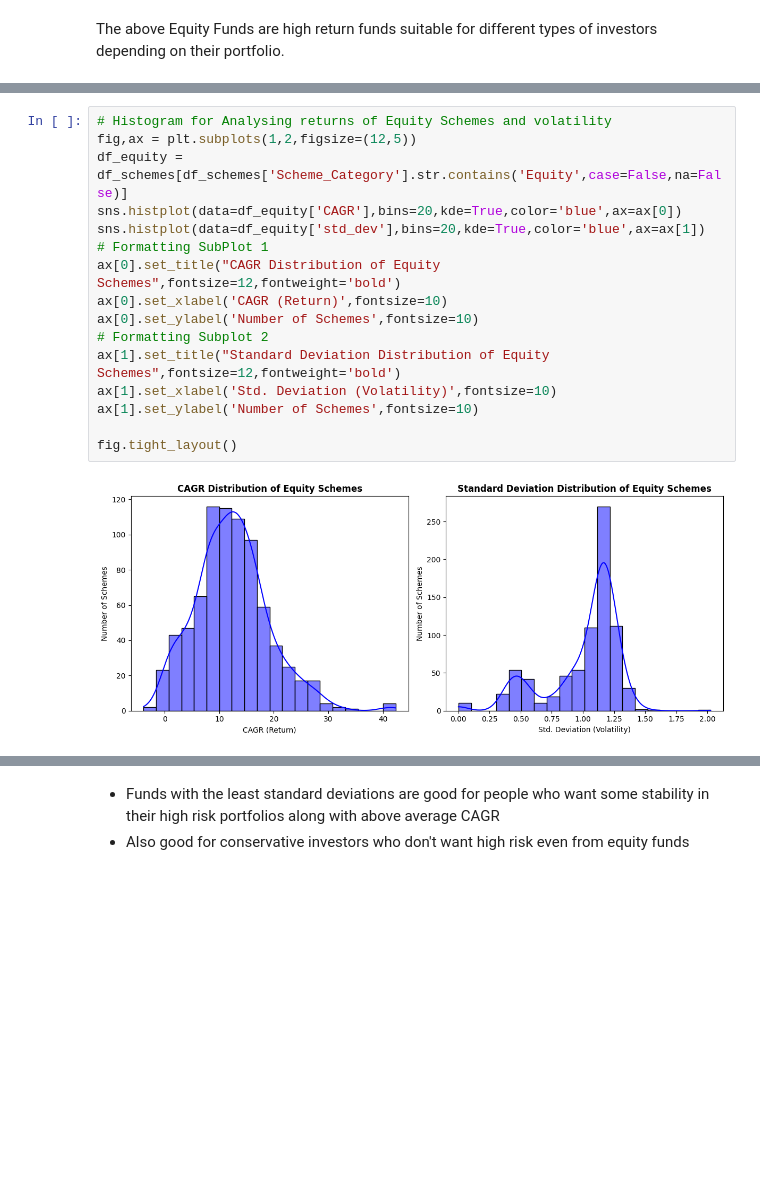
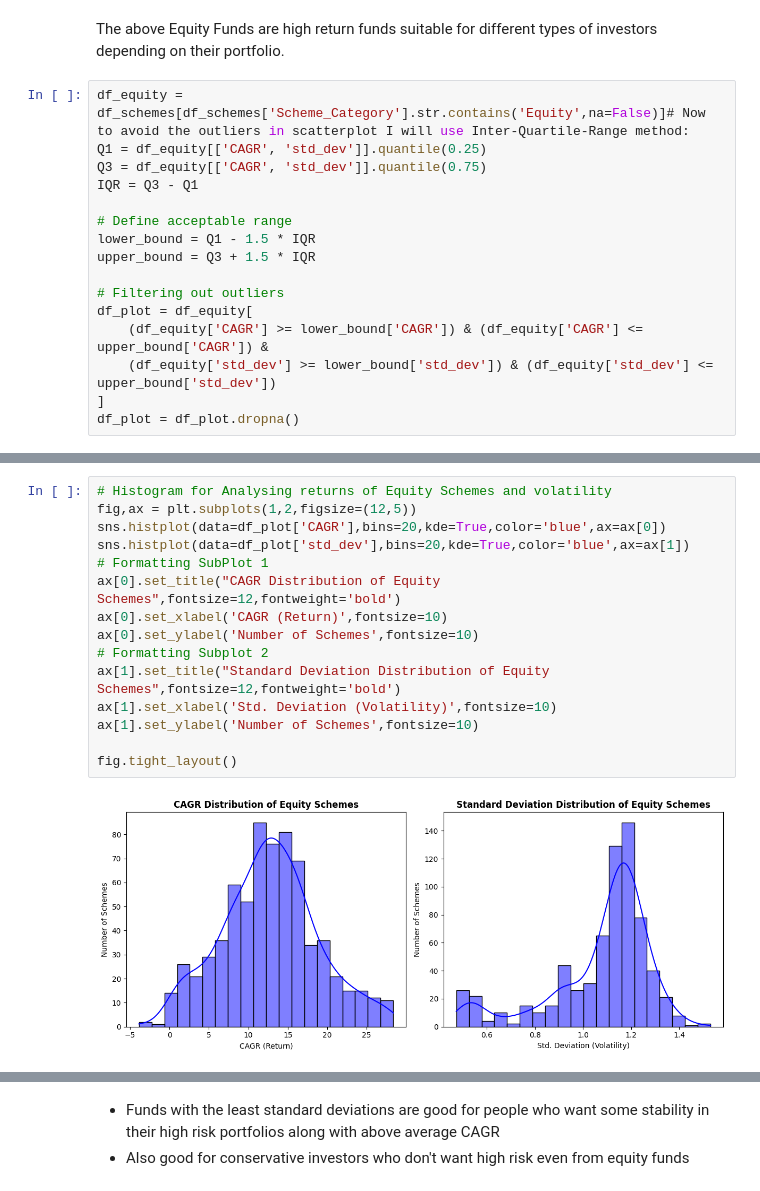
Before and after one commit to Arib-Mustafa/Mutual_Funds_DA_Project, a Jupyter notebook: 2_Equity_funds.ipynb, the cells around one changed output, grey strips where cells are left out. Drawn from its saved outputs; the diff is of its cells as text; blank space fills up the shorter version.

```diff
--- a/2_Equity_funds.ipynb
+++ b/2_Equity_funds.ipynb
@@ -38,6 +38,22 @@ df_top_equity_funds.head(5)
 | 4325 | Edelweiss Mutual Fund | Open Ended Schemes | Equity Scheme - Small Cap Fund | 146196 | Edelweiss Small Cap Fund - Direct... | 1.153 | 4 | 30.225 | ... |
 # %% [markdown]
 The above Equity Funds are high return funds suitable for different types of investors depending on their portfolio.
+# %%
+df_equity = df_schemes[df_schemes['Scheme_Category'].str.contains('Equity',na=False)]# Now to avoid the outliers in scatterplot I will use Inter-Quartile-Range method:
+Q1 = df_equity[['CAGR', 'std_dev']].quantile(0.25)
+Q3 = df_equity[['CAGR', 'std_dev']].quantile(0.75)
+IQR = Q3 - Q1
+
+# Define acceptable range
+lower_bound = Q1 - 1.5 * IQR
+upper_bound = Q3 + 1.5 * IQR
+
+# Filtering out outliers
+df_plot = df_equity[
+    (df_equity['CAGR'] >= lower_bound['CAGR']) & (df_equity['CAGR'] <= upper_bound['CAGR']) &
+    (df_equity['std_dev'] >= lower_bound['std_dev']) & (df_equity['std_dev'] <= upper_bound['std_dev'])
+]
+df_plot = df_plot.dropna()
 # %%
 # Let's Analyse the relation of different terms in Equity Schemes with visualizations
 # Risk Vs Return Scatterplot (Standard Deviation VS CAGR) of Equity Schemes
@@ -59,18 +73,17 @@ plt.show()
 # %%
 # Histogram for Analysing returns of Equity Schemes and volatility
 fig,ax = plt.subplots(1,2,figsize=(12,5))
-df_equity = df_schemes[df_schemes['Scheme_Category'].str.contains('Equity',case=False,na=False)]
-sns.histplot(data=df_equity['CAGR'],bins=20,kde=True,color='blue',ax=ax[0])
-sns.histplot(data=df_equity['std_dev'],bins=20,kde=True,color='blue',ax=ax[1])
+sns.histplot(data=df_plot['CAGR'],bins=20,kde=True,color='blue',ax=ax[0])
+sns.histplot(data=df_plot['std_dev'],bins=20,kde=True,color='blue',ax=ax[1])
 # Formatting SubPlot 1
 ax[0].set_title("CAGR Distribution of Equity Schemes",fontsize=12,fontweight='bold')
 ax[0].set_xlabel('CAGR (Return)',fontsize=10)
 ax[0].set_ylabel('Number of Schemes',fontsize=10)
 # Formatting Subplot 2
 ax[1].set_title("Standard Deviation Distribution of Equity Schemes",fontsize=12,fontweight='bold')
 ax[1].set_xlabel('Std. Deviation (Volatility)',fontsize=10)
 ax[1].set_ylabel('Number of Schemes',fontsize=10)
 
 fig.tight_layout()
 # %% [output]
-[figure, old version]
+[figure, new version]
```
Also changed, not shown: parts of 6 cells of this notebook, 3 other files.
